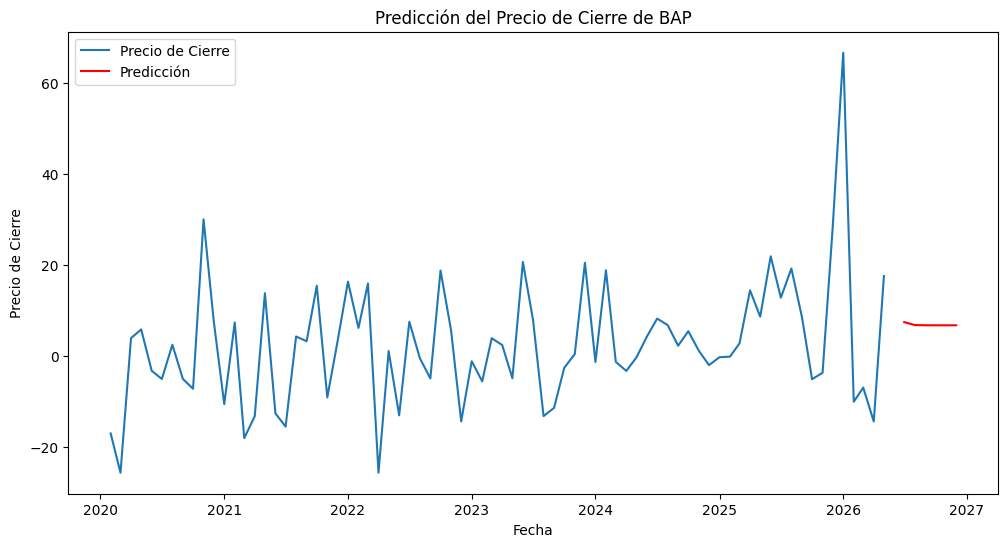
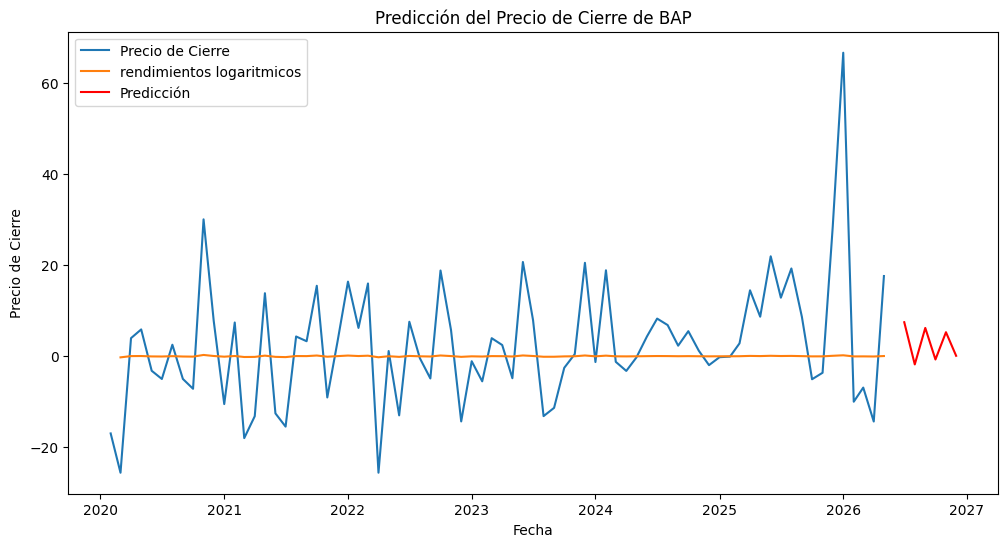
The notebook cell's code change between the first figure and the second:
--- before
+++ after
@@ -30,7 +30,11 @@
 else:
     print("La serie es estacionaria.")
+
+# Comparacion con rendimientos logaritmicos
+data['R_Close'] = np.log(data['Close']/data['Close'].shift()).dropna()
+
     
 # Ajustar el modelo ARIMA
-model = ARIMA(data['Close_diff'], order=(1, 1, 1))
+model = ARIMA(data['Close_diff'], order=(1, 0, 1))
 model_fit = model.fit()
 
@@ -46,4 +50,5 @@
 plt.figure(figsize=(12, 6))
 plt.plot(data.index, data['Close_diff'], label='Precio de Cierre')
+plt.plot(data.index, data['R_Close'], label='rendimientos logaritmicos')
 plt.plot(pd.date_range(start=data.index[-1], periods=forecast_steps + 1, freq='ME')[1:], forecast, label='Predicción', color='red')
 plt.title('Predicción del Precio de Cierre de BAP')

Commit: Informe